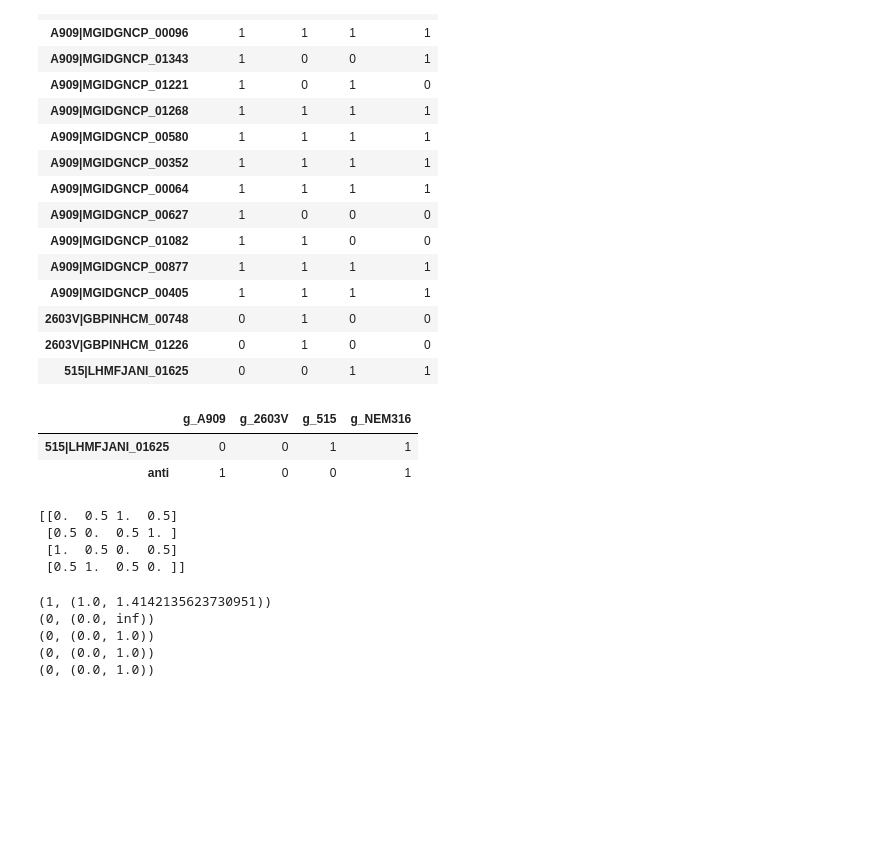
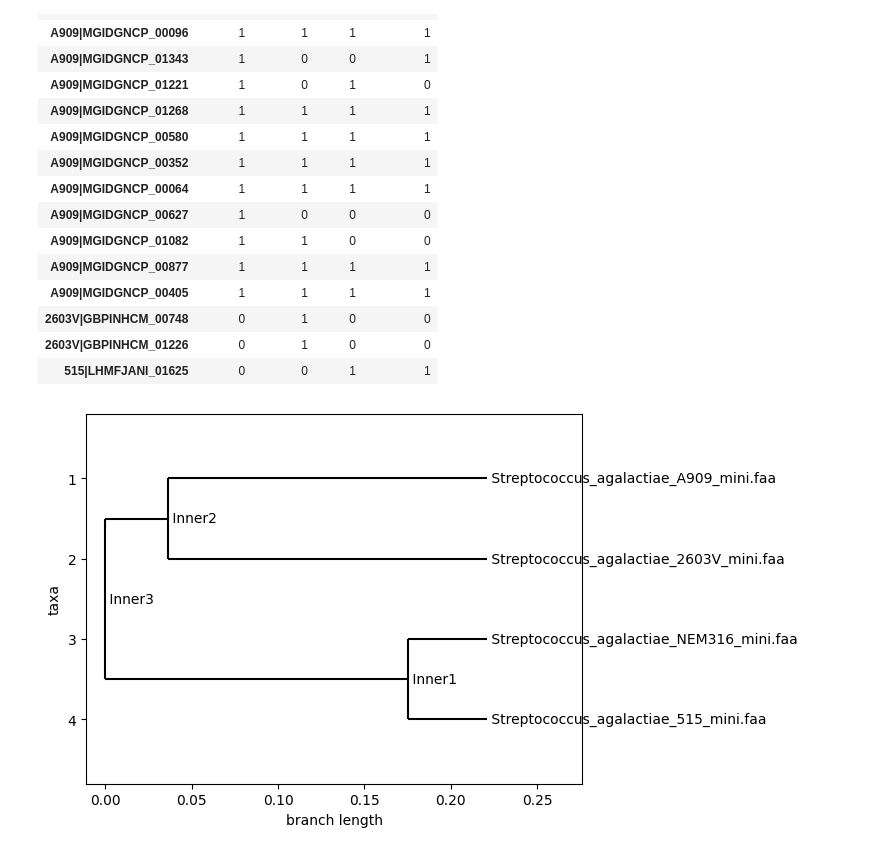
Before and after one commit to shadayguerrero/TDA-Metaganomas, a Jupyter notebook: examples-TDA/tda_genes.ipynb, the cells around one changed output. Drawn from its saved outputs; the diff is of its cells as text; code cells hidden in the pictures; blank space fills up the shorter version.

```diff
--- a/examples-TDA/tda_genes.ipynb
+++ b/examples-TDA/tda_genes.ipynb
@@ -38,18 +164,0 @@ df.loc['anti']=c
-# %%
-df=df.iloc[-2:]
-df
-# %% [output]
-|  | g_A909 | g_2603V | g_515 | g_NEM316 |
-| 515|LHMFJANI_01625 | 0 | 0 | 1 | 1 |
-| anti | 1 | 0 | 0 | 1 |
-# %%
-distances = pdist(df.values.T, metric='hamming')
-distances
-distance_matrix = squareform(distances)
-#distance_matrix = distances
-print(distance_matrix)
-# %% [output]
-[[0.  0.5 1.  0.5]
- [0.5 0.  0.5 1. ]
- [1.  0.5 0.  0.5]
- [0.5 1.  0.5 0. ]]
@@ -58,19 +165,23 @@ distance_matrix_ejemplo = distance_matrix
-# %%
-# Distance matrix example
-#distance_matrix= distance_matrix_ejemplo
-
-# Create the simplicial complex from the distance matrix
-rips_complex = gd.RipsComplex(distance_matrix)
-simplex_tree = rips_complex.create_simplex_tree(max_dimension=2)
-
-# Compute persistence
-persistence = simplex_tree.persistence()
-for interval in persistence:
-    print(interval)
-# Compute Betti numbers
-# %% [output]
-(1, (1.0, 1.4142135623730951))
-(0, (0.0, inf))
-(0, (0.0, 1.0))
-(0, (0.0, 1.0))
-(0, (0.0, 1.0))
+# %%
+# Leer el archivo de secuencias en formato FASTA
+sequences = list(SeqIO.parse("/home/shaday/GIT/temp/all_allig.fasta", "fasta"))
+sequences
+alignment = MultipleSeqAlignment(sequences)
+# Calcular la matriz de distancias
+calculator = DistanceCalculator('identity')
+distance_matrix = calculator.get_distance(alignment)
+
+# Construir el árbol UPGMA
+constructor = DistanceTreeConstructor()
+upgma_tree = constructor.upgma(distance_matrix)
+
+# Dibujar el árbol UPGMA
+draw(upgma_tree)
+
+# Construir el árbol NJ
+#nj_tree = constructor.nj(distance_matrix)
+
+# Dibujar el árbol NJ
+#draw(nj_tree)
+# %% [output]
+[figure, added]
```
Also changed, not shown: parts of 39 cells of this notebook, 5 other files.
